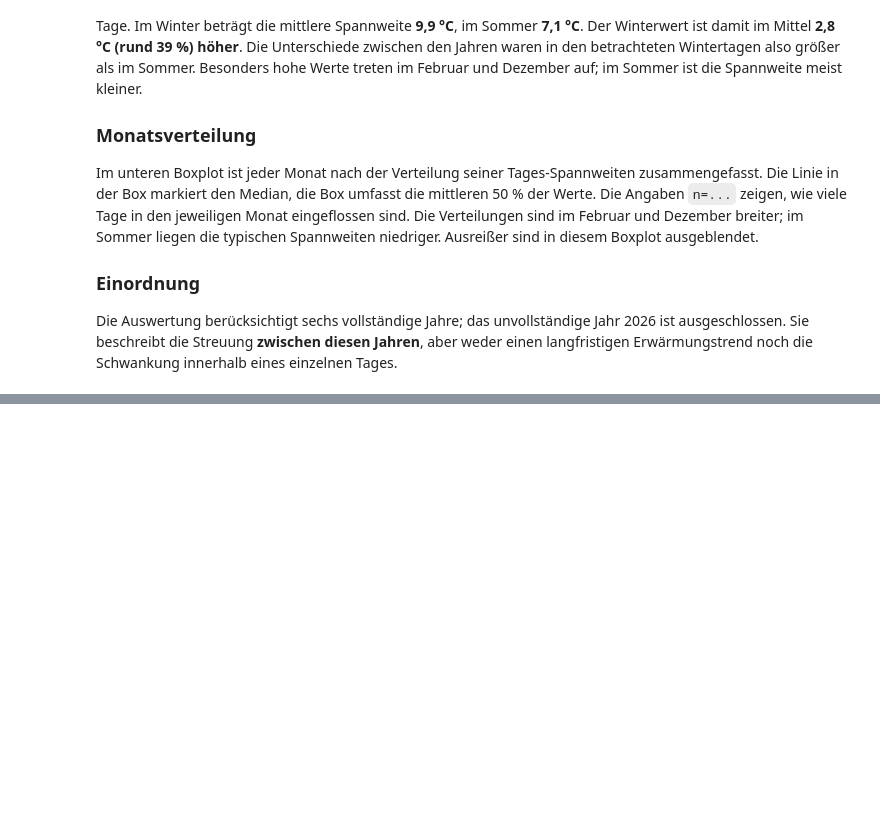
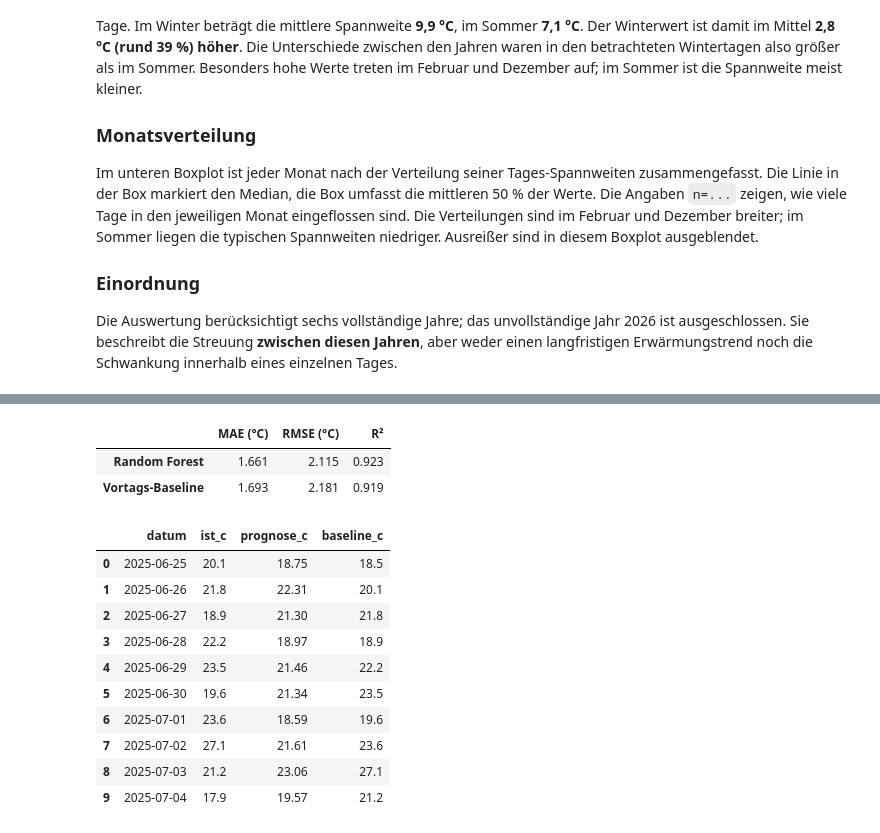
Before and after one commit to JosefineSo/seminar3, a Jupyter notebook: dwd_berlin_wetterdaten_2020_bis_heute.ipynb, the cells around one changed output, grey strips where cells are left out. Drawn from its saved outputs; the diff is of its cells as text; code cells hidden in the pictures; blank space fills up the shorter version.

```diff
--- a/dwd_berlin_wetterdaten_2020_bis_heute.ipynb
+++ b/dwd_berlin_wetterdaten_2020_bis_heute.ipynb
@@ -329,0 +546,59 @@ Die Auswertung berücksichtigt sechs vollständige Jahre; das unvollständige Ja
+# %%
+modell = RandomForestRegressor(
+    n_estimators=300,
+    max_depth=12,
+    min_samples_leaf=2,
+    random_state=42,
+    n_jobs=-1,
+ )
+modell.fit(X_train, y_train)
+vorhersage_test = modell.predict(X_test)
+vorhersage_baseline = X_test["temp_vortag_c"].to_numpy()
+
+metriken = pd.DataFrame(
+    {
+        "MAE (°C)": [
+            mean_absolute_error(y_test, vorhersage_test),
+            mean_absolute_error(y_test, vorhersage_baseline),
+        ],
+        "RMSE (°C)": [
+            np.sqrt(mean_squared_error(y_test, vorhersage_test)),
+            np.sqrt(mean_squared_error(y_test, vorhersage_baseline)),
+        ],
+        "R²": [
+            r2_score(y_test, vorhersage_test),
+            r2_score(y_test, vorhersage_baseline),
+        ],
+    },
+    index=["Random Forest", "Vortags-Baseline"],
+ )
+
+display(metriken.round(3))
+test_ergebnisse = pd.DataFrame(
+    {
+        "datum": test_dates.to_numpy(),
+        "ist_c": y_test.to_numpy(),
+        "prognose_c": vorhersage_test,
+        "baseline_c": vorhersage_baseline,
+    }
+ )
+test_anzeige = test_ergebnisse.head(10).copy()
+test_anzeige[["ist_c", "prognose_c", "baseline_c"]] = test_anzeige[
+    ["ist_c", "prognose_c", "baseline_c"]
+ ].round(2)
+display(test_anzeige)
+# %% [output]
+|  | MAE (°C) | RMSE (°C) | R² |
+| Random Forest | 1.661 | 2.115 | 0.923 |
+| Vortags-Baseline | 1.693 | 2.181 | 0.919 |
+|  | datum | ist_c | prognose_c | baseline_c |
+| 0 | 2025-06-25 | 20.1 | 18.75 | 18.5 |
+| 1 | 2025-06-26 | 21.8 | 22.31 | 20.1 |
+| 2 | 2025-06-27 | 18.9 | 21.30 | 21.8 |
+| 3 | 2025-06-28 | 22.2 | 18.97 | 18.9 |
+| 4 | 2025-06-29 | 23.5 | 21.46 | 22.2 |
+| 5 | 2025-06-30 | 19.6 | 21.34 | 23.5 |
+| 6 | 2025-07-01 | 23.6 | 18.59 | 19.6 |
+| 7 | 2025-07-02 | 27.1 | 21.61 | 23.6 |
+| 8 | 2025-07-03 | 21.2 | 23.06 | 27.1 |
+| 9 | 2025-07-04 | 17.9 | 19.57 | 21.2 |
```
Also changed, not shown: parts of 15 cells of this notebook.
